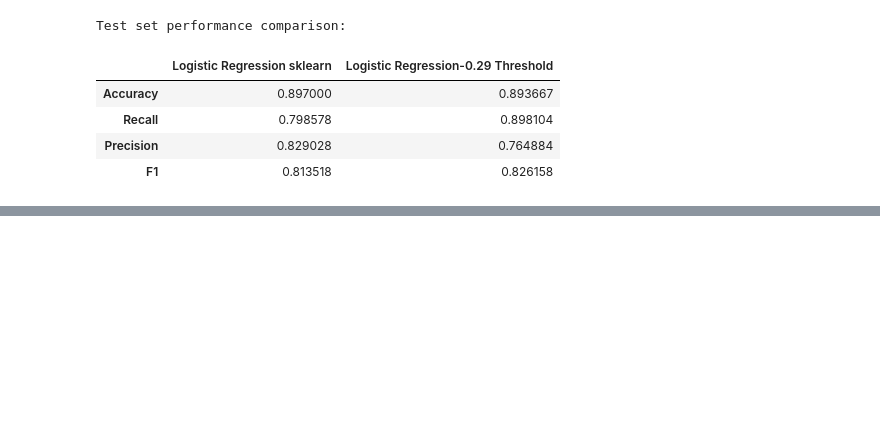
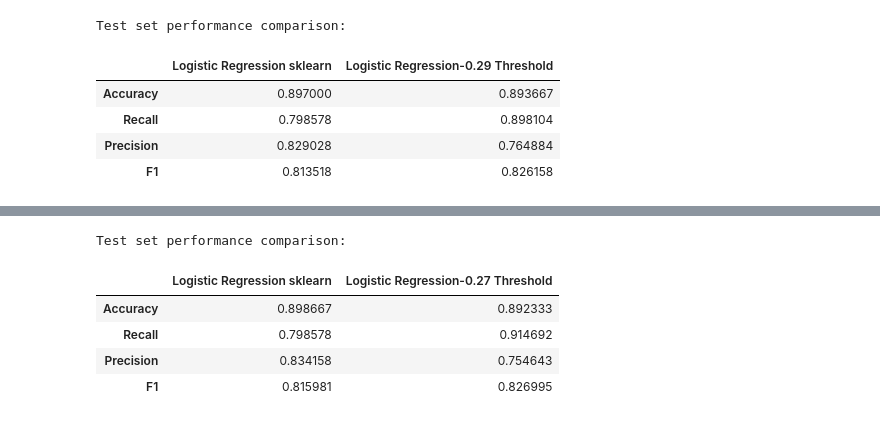
Before and after one commit to cfreeman22/predictive_modeling_mlr, a Jupyter notebook: D208_task2.ipynb, the cells around one changed output, grey strips where cells are left out. Drawn from its saved outputs; the diff is of its cells as text; code cells hidden in the pictures; blank space fills up the shorter version.

```diff
--- a/D208_task2.ipynb
+++ b/D208_task2.ipynb
@@ -1322,18 +1506,24 @@ log_reg_model_test_perf_threshold_curve
 # %%
-# training performance comparison
+# testing performance comparison
 
-models_train_comp_df = pd.concat(
+models_test_comp_df = pd.concat(
     [
-        log_reg_model_train_perf.T,
-         log_reg_model_train_perf_threshold_curve.T,
+        log_reg_model_test_perf.T,
+        log_reg_model_test_perf_threshold_auc_roc.T
     ],
     axis=1,
 )
-models_train_comp_df.columns = [
+models_test_comp_df.columns = [
     "Logistic Regression sklearn",
-    "Logistic Regression-0.32 Threshold",
-
+    "Logistic Regression-0.27 Threshold"
 ]
 
-print("Training performance comparison:")
-models_train_comp_df
+print("Test set performance comparison:")
+models_test_comp_df
+# %% [output]
+Test set performance comparison:
+|  | Logistic Regression sklearn | Logistic Regression-0.27 Threshold |
+| Accuracy | 0.898667 | 0.892333 |
+| Recall | 0.798578 | 0.914692 |
+| Precision | 0.834158 | 0.754643 |
+| F1 | 0.815981 | 0.826995 |
```
Also changed, not shown: parts of 42 cells of this notebook.
